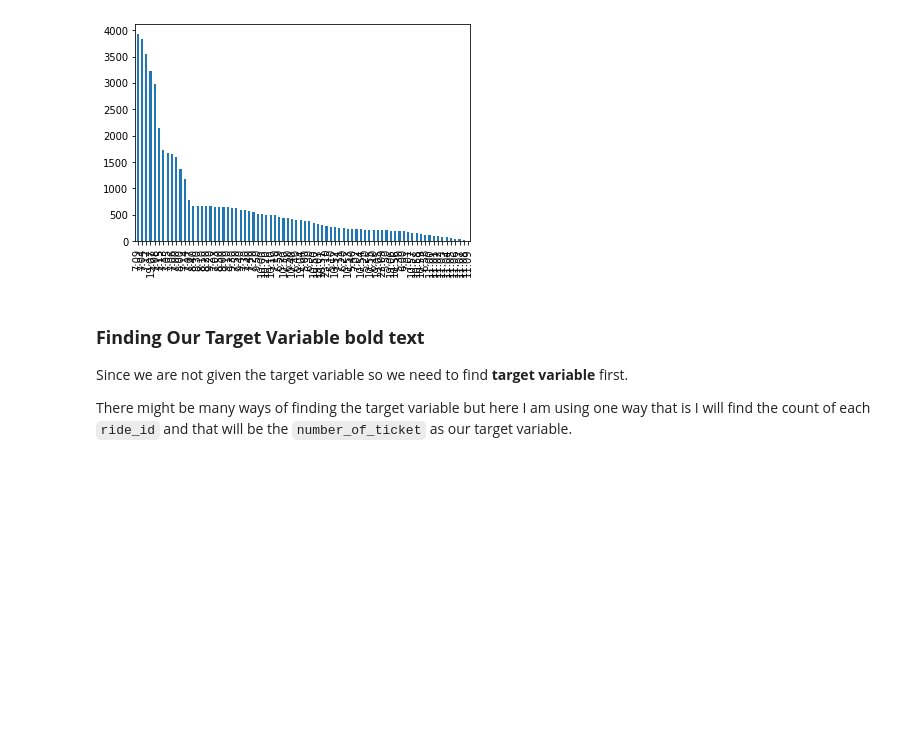
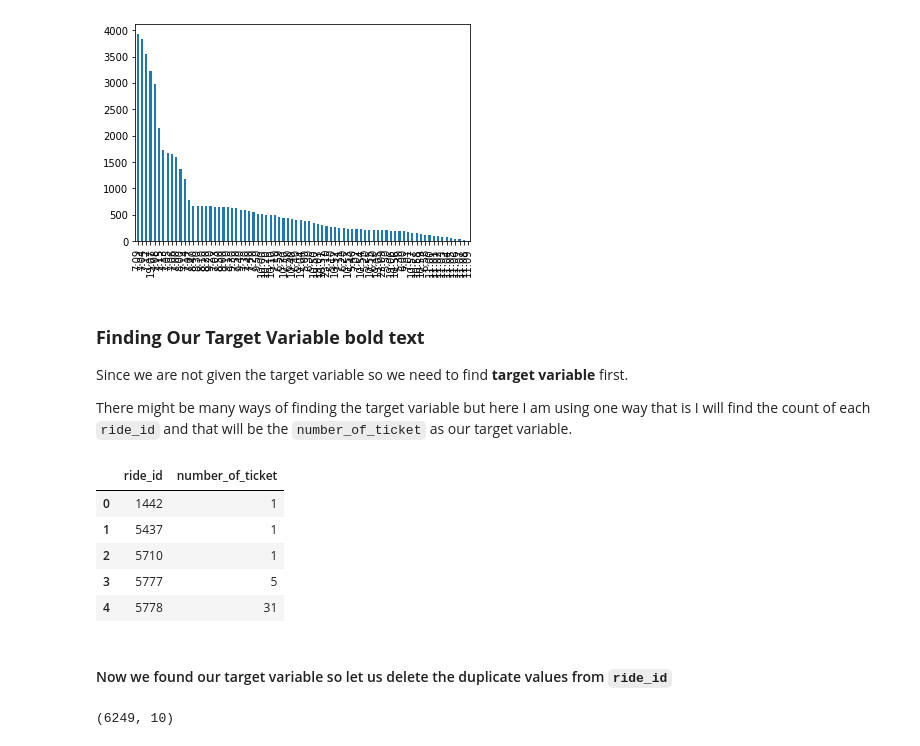
Before and after one commit to Ashwinprocodes/ML-regression-capstone-project, a Jupyter notebook: ML_regression_Demand_Prediction_for_Public_Transport_Capstone_Project.ipynb, the cells around one changed output. Saved outputs shown, nothing was run; the diff lists cells and outputs as text; code cells hidden in the pictures; blank space fills up the shorter version.

```diff
--- a/ML_regression_Demand_Prediction_for_Public_Transport_Capstone_Project.ipynb
+++ b/ML_regression_Demand_Prediction_for_Public_Transport_Capstone_Project.ipynb
@@ -220,3 +220,17 @@ plt.show()
 Since we are not given the target variable so we need to find **target variable** first.
 
 There might be many ways of finding the target variable but here I am using one way that is I will find the count of each `ride_id` and that will be the `number_of_ticket` as our target variable.
+# %%
+#Using groupby to have seat number column into label
+label=dataset.groupby(["ride_id"]).seat_number.count().rename("number_of_ticket").reset_index()
+
+label.head()
+# %% [output]
+|  | ride_id | number_of_ticket |
+| 0 | 1442 | 1 |
+| 1 | 5437 | 1 |
+| 2 | 5710 | 1 |
+| 3 | 5777 | 5 |
+| 4 | 5778 | 31 |
+# %% [markdown]
+#### Now we found our target variable so let us delete the duplicate values from `ride_id`
@@ -222,0 +240,4 @@ There might be many ways of finding the target variable but here I am using one
+# %%
+dataset.shape
+# %% [output]
+(6249, 10)
```
Also changed, not shown: parts of 13 cells of this notebook.
